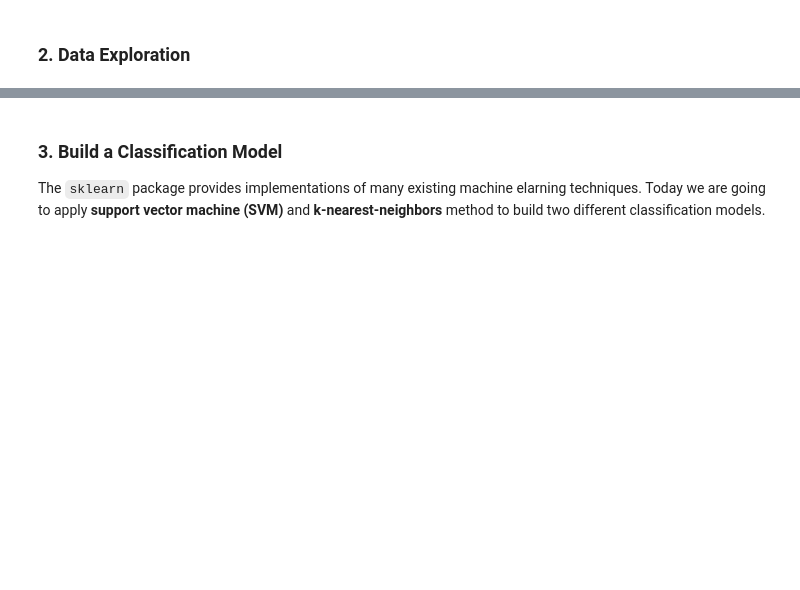
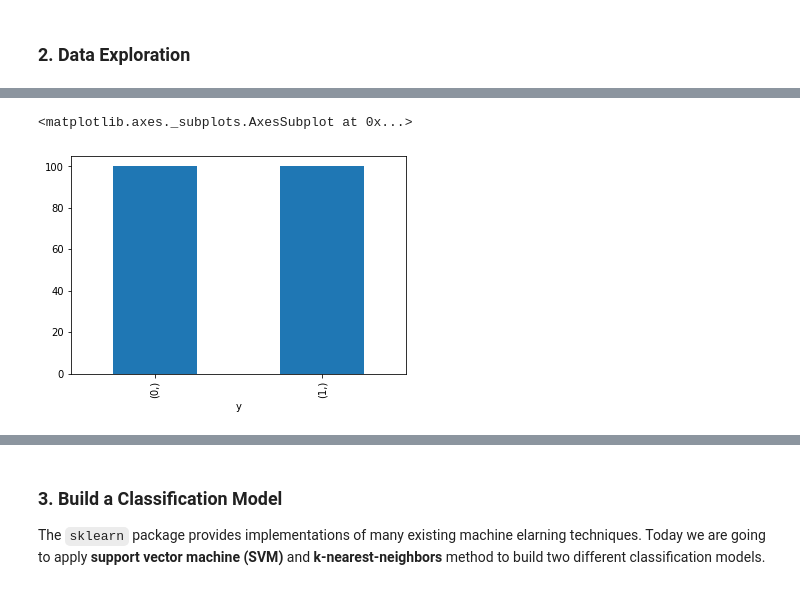
Before and after one commit to ch00226855/CMP414765Spring2022, a Jupyter notebook: Week03_Classification.ipynb, the cells around one changed output, grey strips where cells are left out. Cells and saved outputs as stored; diff of their text form; code cells hidden in the pictures; blank space fills up the shorter version.

```diff
--- a/Week03_Classification.ipynb
+++ b/Week03_Classification.ipynb
@@ -56,3 +100,10 @@ raw_data[numeric_cols].describe()
+# %%
+# The y values are discrete. We can use value_counts() to display there frequencies.
+raw_data[['y']].value_counts()
+raw_data[['y']].value_counts().plot.bar() # turn the value counts into a bar plot
+# %% [output]
+<matplotlib.axes._subplots.AxesSubplot at 0x...>
+[figure, added]
 # %%
 # Plot data as points on a 2D plane
 blue_pts = raw_data[raw_data['y'] == 0]
```
Also changed, not shown: parts of 27 cells of this notebook.
